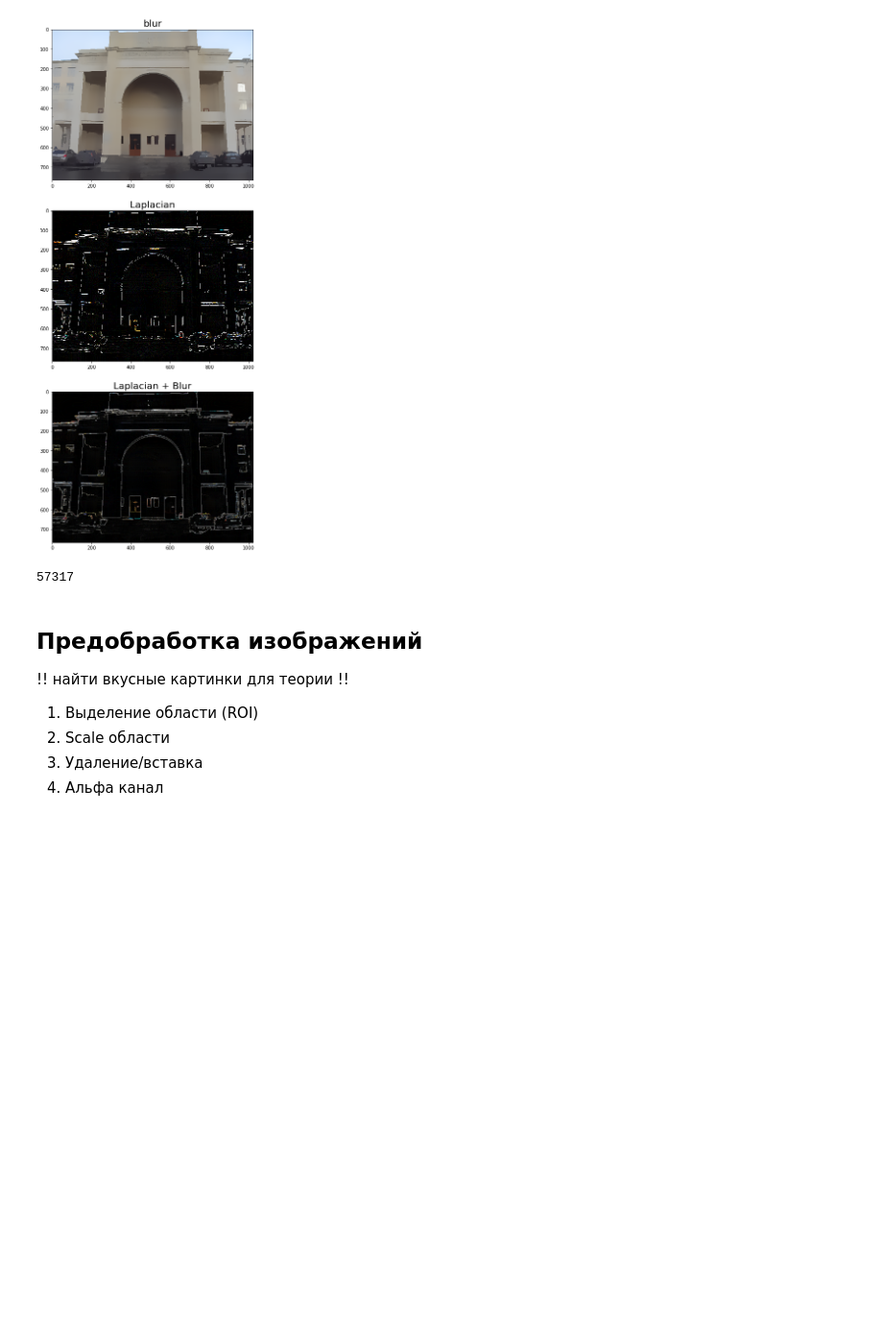
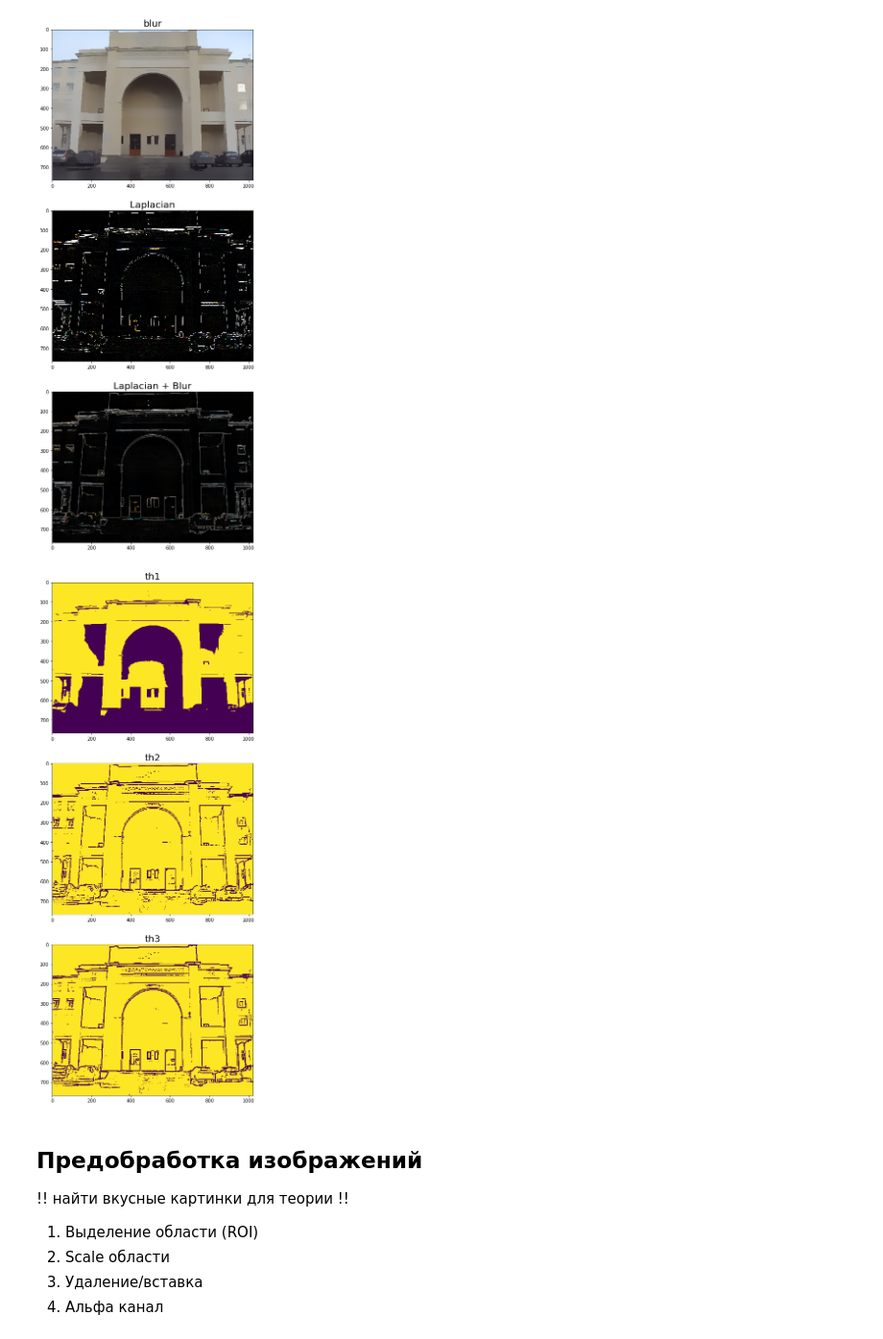
Before and after one commit to Keleas/CV_WOS, a Jupyter notebook: CV_ЗОШ/Lecture 1.ipynb, the cells around one changed output. Shown at 96% size. Drawn from its saved outputs; the diff is of its cells as text; code cells hidden in the pictures; blank space fills up the shorter version.

```diff
--- a/CV_ЗОШ/Lecture 1.ipynb
+++ b/CV_ЗОШ/Lecture 1.ipynb
@@ -305,10 +305,30 @@ ax3.set_title('Laplacian + Blur', fontsize=20)
 ax3.imshow(dst_blur);
 # %% [output]
 [figure]
-# %%
-len(list(dst[dst==255]))
-# %% [output]
-57317
+# %%
+img = cv2.imread('img\\lk.jpg')
+## для отрисовки в pyplot
+img = cv2.cvtColor(img, cv2.COLOR_BGR2RGB)
+
+img = cv2.pyrMeanShiftFiltering(img, 25, 40)
+img = cv2.cvtColor(img, cv2.COLOR_RGB2GRAY)
+
+th1 = cv2.threshold(img, 120, 255, cv2.THRESH_BINARY)[1]
+th2 = cv2.adaptiveThreshold(img, 255, cv2.ADAPTIVE_THRESH_GAUSSIAN_C, cv2.THRESH_BINARY, 11, 2)
+th3 = cv2.adaptiveThreshold(img, 255, cv2.ADAPTIVE_THRESH_MEAN_C, cv2.THRESH_BINARY, 11, 3)
+
+## Визуализация
+fig, m_axs = plt.subplots(3, 1, figsize=(24, 20))
+ax1, ax2, ax3 = m_axs
+
+ax1.set_title('th1', fontsize=20)
+ax1.imshow(th1)
+ax2.set_title('th2', fontsize=20)
+ax2.imshow(th2)
+ax3.set_title('th3', fontsize=20)
+ax3.imshow(th3);
+# %% [output]
+[figure, added]
 # %% [markdown]
 ## Предобработка изображений
 !! найти вкусные картинки для теории !!
```
Also changed, not shown: parts of 9 cells of this notebook.
